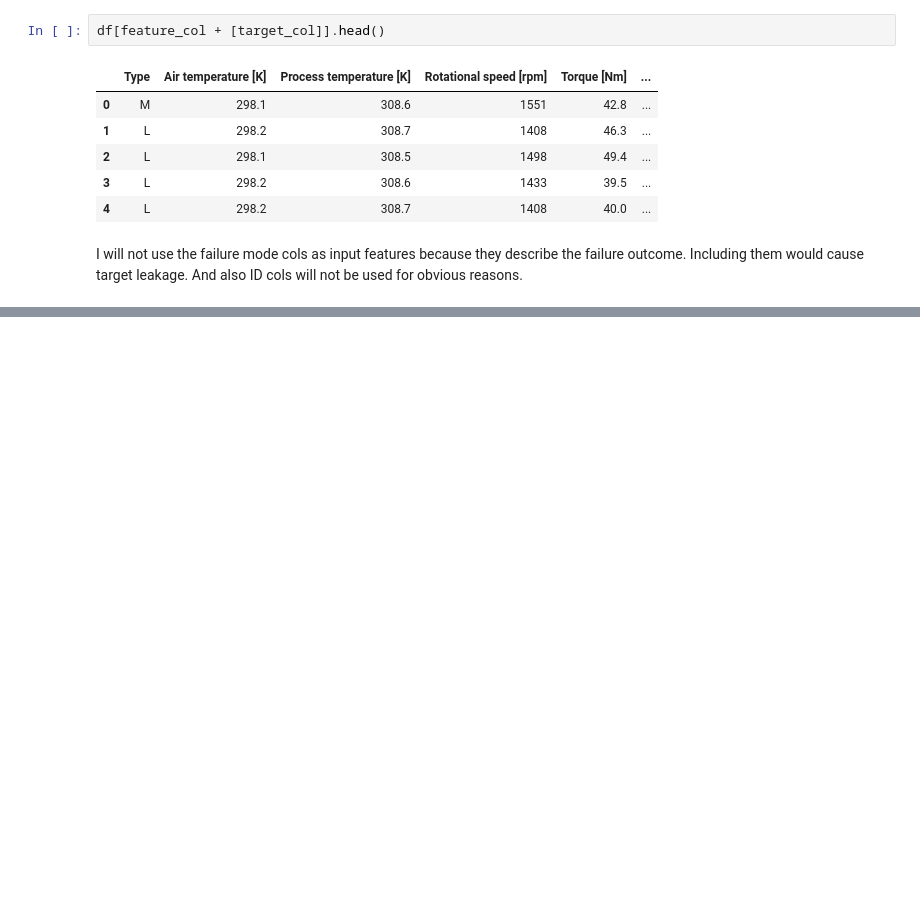
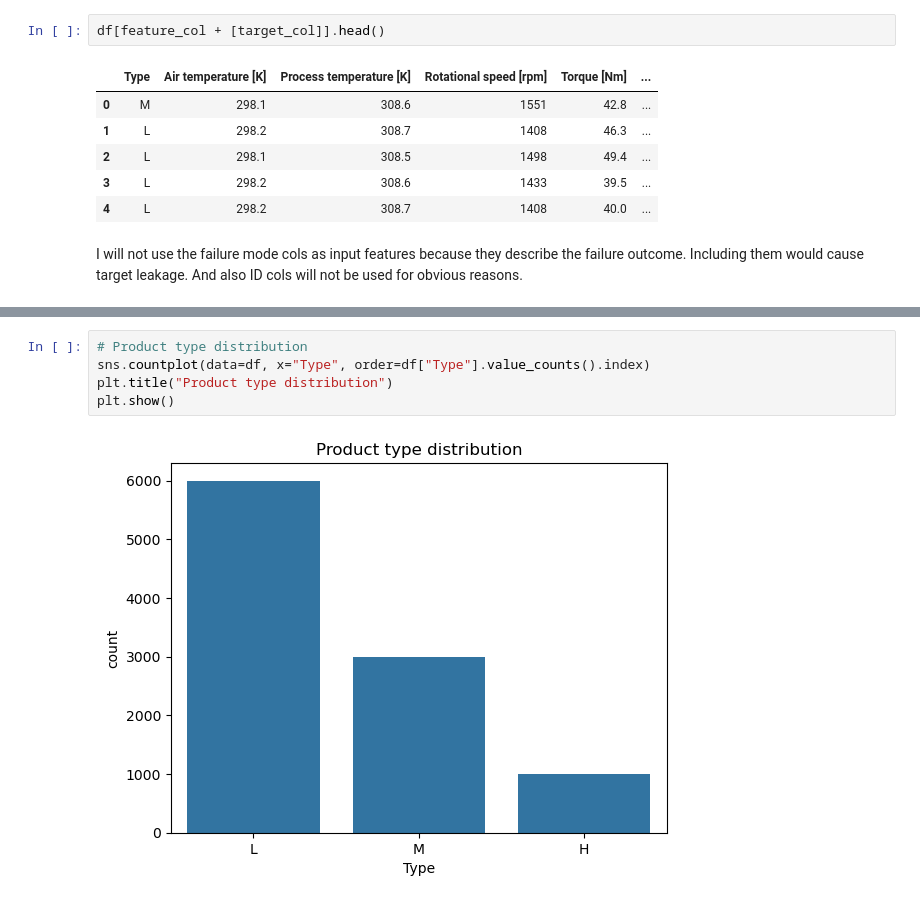
Before and after one commit to shashwatsharv7/machineguard-ai, a Jupyter notebook: notebooks/01_eda.ipynb, the cells around one changed output, grey strips where cells are left out. Cells and saved outputs as stored; diff of their text form; blank space fills up the shorter version.

```diff
--- a/notebooks/01_eda.ipynb
+++ b/notebooks/01_eda.ipynb
@@ -109,0 +119,7 @@ I will not use the failure mode cols as input features because they describe the
+# %%
+# Product type distribution
+sns.countplot(data=df, x="Type", order=df["Type"].value_counts().index)
+plt.title("Product type distribution")
+plt.show()
+# %% [output]
+[figure, added]
```
Also changed, not shown: parts of 6 cells of this notebook.
